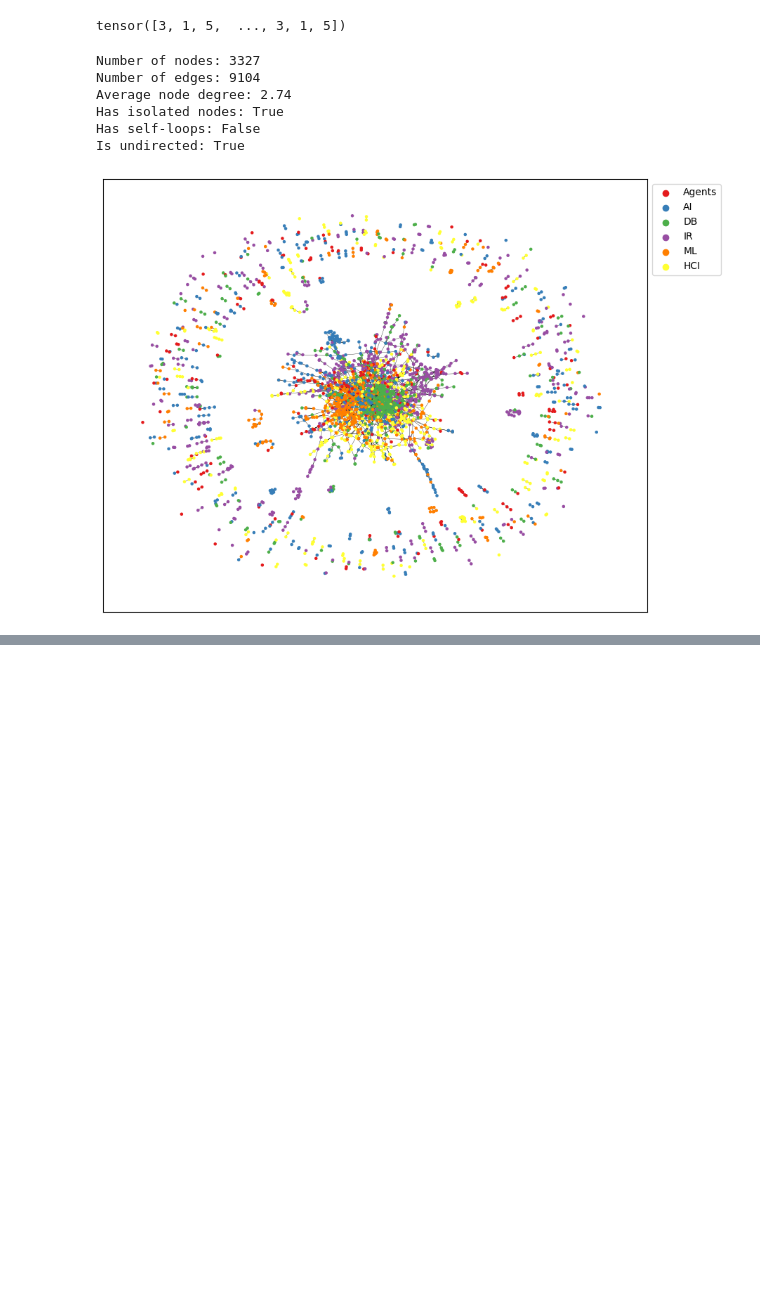
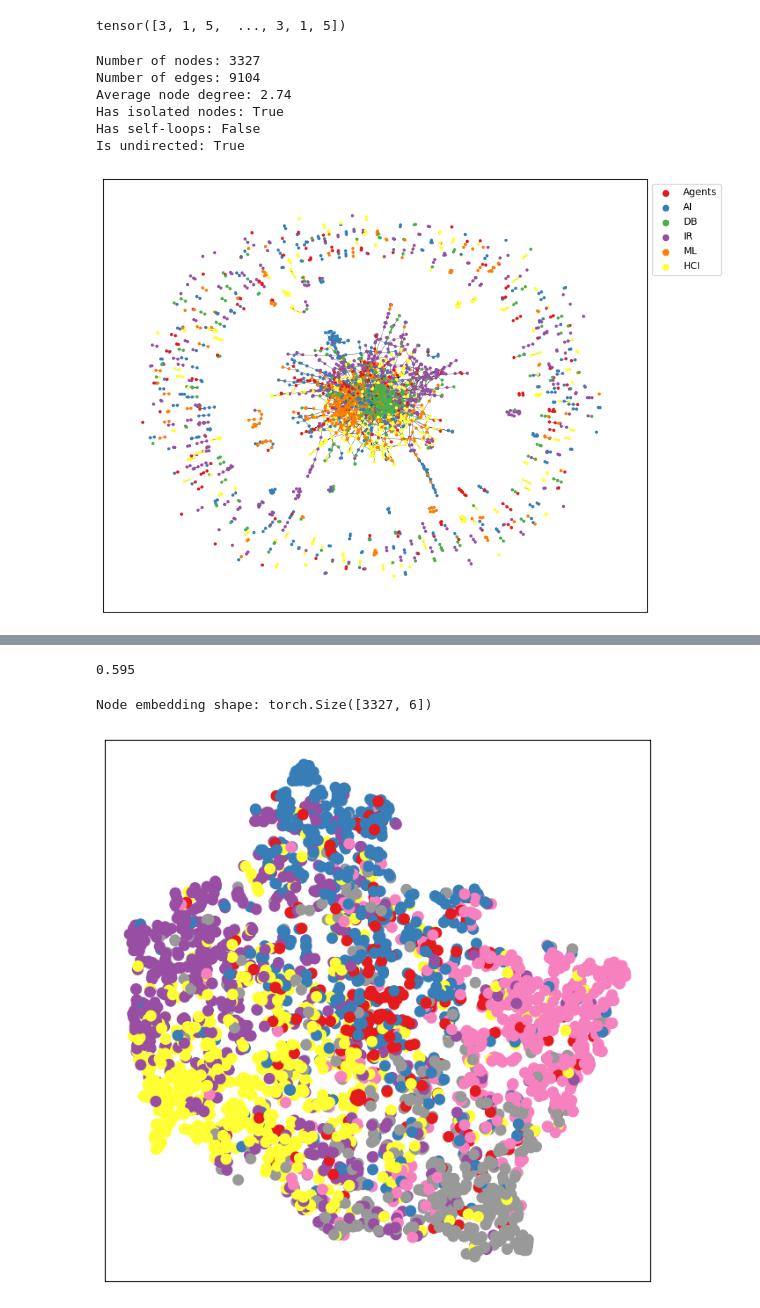
Before and after one commit to Domsheen/learning-coding-projects, a Jupyter notebook: NodeClassificationWithCiteSeerDataset_.ipynb, the cells around one changed output, grey strips where cells are left out. Saved outputs shown, nothing was run; the diff lists cells and outputs as text; code cells hidden in the pictures; blank space fills up the shorter version.

```diff
--- a/NodeClassificationWithCiteSeerDataset_.ipynb
+++ b/NodeClassificationWithCiteSeerDataset_.ipynb
@@ -183,0 +273,10 @@ plt.show()
+# %%
+# Initialize the MLP model using the defined input, hidden, and output channels
+model = MLP(
+    input_channels = input_channels,   # Number of input features per node (e.g., 3703 for CiteSeer)
+    hidden_channels = hidden_channels, # Number of neurons in the hidden layer (e.g., 16)
+    output_channels = output_channels  # Number of output classes (e.g., 6 for CiteSeer)
+).to(device)  # Move the model to GPU (if available) or CPU
+
+# Print the model architecture to verify its structure
+print(model)
@@ -183,0 +291,13 @@ plt.show()
+# %%
+# Print the total number of trainable parameters in the model
+print("Number of parameters: ", sum(p.numel() for p in model.parameters()))
+
+# Define the optimizer (Adam) for training the model
+optimizer = torch.optim.Adam(
+    model.parameters(),  # Pass the model's parameters to the optimizer
+    lr=0.01,  # Learning rate: controls how much the model updates in each step
+    weight_decay=5e-4  # L2 regularization to prevent overfitting
+)
+
+# Define the loss function (CrossEntropyLoss) for multi-class classification
+criterion = nn.CrossEntropyLoss()
@@ -183,0 +393,22 @@ plt.show()
+# %%
+# Set the model to evaluation mode
+# This disables dropout and batch normalization (if any), ensuring stable predictions
+model.eval()
+
+# Perform a forward pass through the model to get predictions (logits)
+pred = model(citeseer_graph).argmax(dim=1)
+# `argmax(dim=1)`: Selects the class with the highest predicted probability for each node
+# `pred` has shape [num_nodes], where each element represents the predicted class for a node
+
+# Compare predicted labels with ground-truth labels ONLY for test nodes
+correct = (pred[citeseer_graph.test_mask] == citeseer_graph.y[citeseer_graph.test_mask]).sum()
+# `test_mask` ensures we only evaluate nodes that belong to the test set
+# `sum()`: Counts how many predictions were correct
+
+# Compute test accuracy: (correct predictions) / (total test nodes)
+test_acc = int(correct) / int(citeseer_graph.test_mask.sum())
+
+# Output test accuracy
+test_acc
+# %% [output]
+0.595
@@ -183,0 +456,24 @@ plt.show()
+# %%
+# Set the model to evaluation mode
+# This disables dropout and batch normalization (if used), ensuring stable predictions
+model.eval()
+
+# Perform a forward pass through the model to generate node embeddings
+out = model(citeseer_graph)
+# `out` contains the node representations (embeddings) after passing through the trained MLP model.
+# The shape of `out` is expected to be [num_nodes, num_classes], where:
+# - num_nodes: The total number of nodes in the graph.
+# - num_classes: The number of possible categories for classification.
+
+# Print the shape of the node embeddings to verify dimensions
+print("Node embedding shape:", out.shape)
+# This helps check if the output shape matches the expected number of nodes and classes.
+
+# Visualize the learned node embeddings using t-SNE
+visualize(out, color = citeseer_graph.cpu().y)
+# - `out`: The computed node embeddings, which will be reduced to 2D using t-SNE.
+# - `citeseer_graph.cpu().y`: The ground-truth labels (node classes), used for coloring the nodes.
+# - `.cpu()`: Ensures that the tensor is moved to CPU before using it in visualization (necessary for plotting).
+# %% [output]
+Node embedding shape: torch.Size([3327, 6])
+[figure, added]
```
Also changed, not shown: parts of 8 cells of this notebook.
